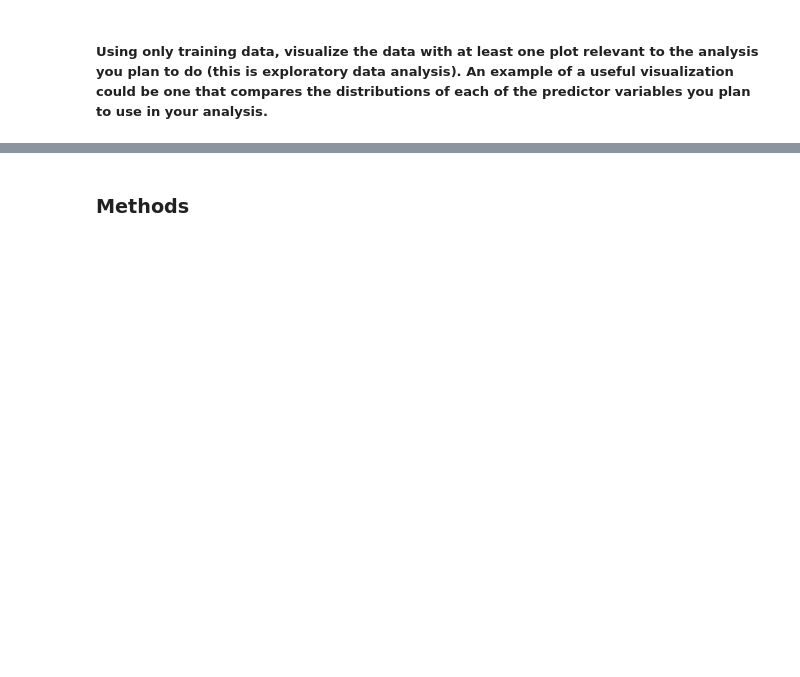
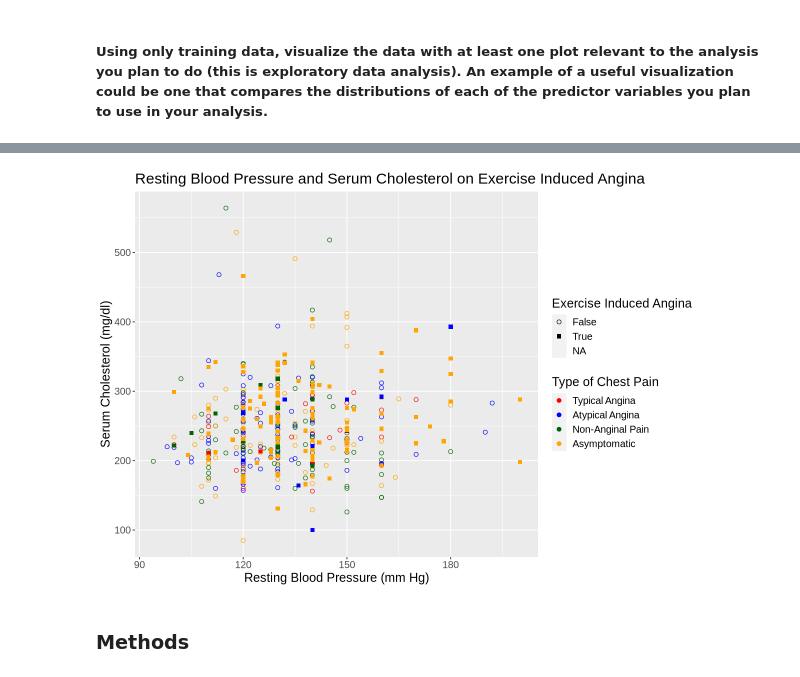
Before and after one commit to TheSkiffle/group_project_ds_2024, a Jupyter notebook: group_project_proposal.ipynb, the cells around one changed output, grey strips where cells are left out. Cells and saved outputs as stored; diff of their text form; code cells hidden in the pictures; blank space fills up the shorter version.

```diff
--- a/group_project_proposal.ipynb
+++ b/group_project_proposal.ipynb
@@ -58,5 +94,9 @@ A spec_tbl_df: 597 × 14
 | 48 | 1 | 3 | 110 | 211 | 0 | 0 | 138 | 0 | 0 | NA | NA | ... |
 | 47 | 0 | 2 | 140 | 257 | 0 | 0 | 135 | 0 | 1 | 1 | NA | ... |
 | 53 | 1 | 4 | 130 | 182 | 0 | 0 | 148 | 0 | 0 | NA | NA | ... |
+# %%
+heart_split <- initial_split(heartdata, prop = 3/4, strata = exang)
+heart_train <- training(heart_split)
+heart_test <- testing(heart_split)
 # %% [markdown]
 ##### Using only training data, summarize the data in at least one table (this is exploratory data analysis). An example of a useful table could be one that reports the number of observations in each class, the means of the predictor variables you plan to use in your analysis and how many rows have missing data.
@@ -63,2 +182,13 @@ A spec_tbl_df: 597 × 14
 # %% [markdown]
 ##### Using only training data, visualize the data with at least one plot relevant to the analysis you plan to do (this is exploratory data analysis). An example of a useful visualization could be one that compares the distributions of each of the predictor variables you plan to use in your analysis.
+# %%
+options(repr.plot.width=10, repr.plot.height=7)
+
+ggplot(heart_train, aes(x = trestbps, y = chol, shape = exang, color = cp)) +
+    geom_point(size = 2) +
+    labs(x = "Resting Blood Pressure (mm Hg)", y = "Serum Cholesterol (mg/dl)", shape = "Exercise Induced Angina", color = "Type of Chest Pain") +
+    ggtitle("Resting Blood Pressure and Serum Cholesterol on Exercise Induced Angina") +
+    scale_shape_manual(labels = c("False", "True"), values = c(1, 15)) +
+    scale_color_manual(labels = c("Typical Angina", "Atypical Angina", "Non-Anginal Pain", "Asymptomatic"), values = c("red", "blue", "dark green", "orange")) +
+    theme(text = element_text(size = 15))
+# %% [output]
@@ -65,3 +197,4 @@ A spec_tbl_df: 597 × 14
+[figure, added]
 # %% [markdown]
 ### Methods
 # %% [markdown]
```
Also changed, not shown: parts of 15 cells of this notebook.
